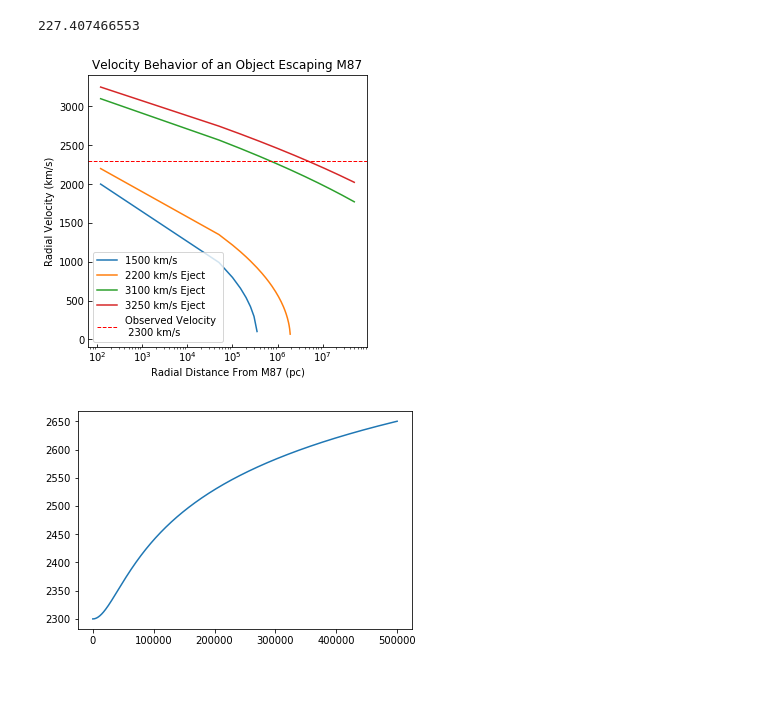
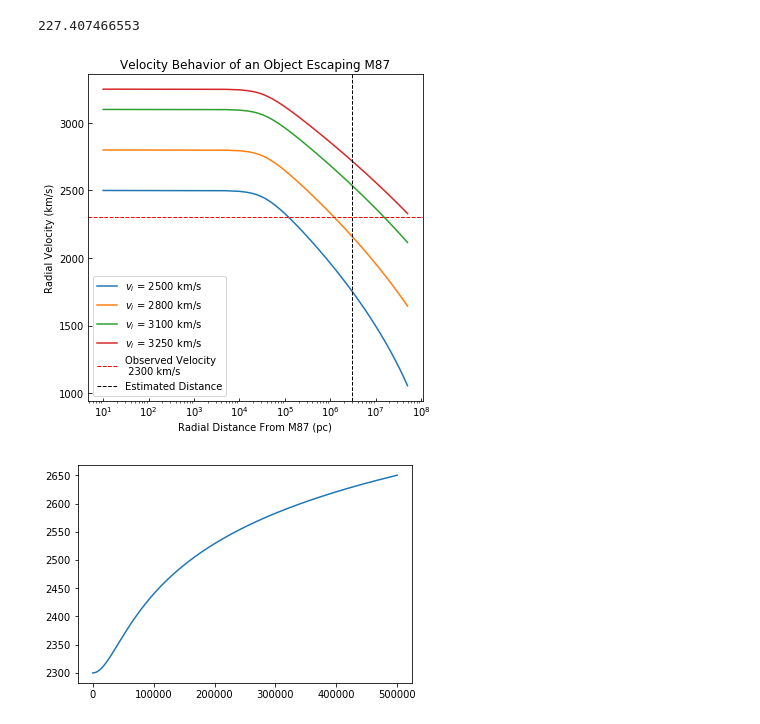
Before and after one commit to seanlabean/summer-research, a Jupyter notebook: Scripts/m87-escape-velocity.ipynb, the cells around one changed output. Drawn from its saved outputs; the diff is of its cells as text; code cells hidden in the pictures; blank space fills up the shorter version.

```diff
--- a/Scripts/m87-escape-velocity.ipynb
+++ b/Scripts/m87-escape-velocity.ipynb
@@ -33,11 +37,11 @@ import matplotlib.pyplot as plt
 import sys
 G = 6.67e-11
 M = (6.0e12)*1.99e30
-def velocity_behavior(v_0):
-    sigma = 500. #km/s
+def velocity_behavior(v_0,r):
+    sigma = 591. #km/s
+    R_s = 32000
     r_0 = 120
-    r = np.linspace(120,50000000,1000)
-    v_r = np.sqrt(v_0**2 - 2*(sigma**2)*np.log((r)/r_0))
+    v_r = np.sqrt(v_0**2 - (sigma**2)*(np.log(R_s**2 + r**2) - np.log(R_s**2 + r_0**2)))
     return v_r
 """
 for i,f in enumerate(v_r):
@@ -52,28 +56,30 @@ print ve/1000
 # %% [output]
 227.407466553
 # %%
-vr_1500 = velocity_behavior(2000)
-vr_2300 = velocity_behavior(2200)
-vr_3000 = velocity_behavior(3100)
-vr_3300 = velocity_behavior(3250)
+r = np.linspace(10,50000000,10000)
+vr_2800 = velocity_behavior(2800,r)
+vr_2500 = velocity_behavior(2500,r)
+vr_3000 = velocity_behavior(3100,r)
+vr_3300 = velocity_behavior(3250,r)
 file_name = 'velocity_behavior.png'
-plt.figure(figsize=(5,5))
+plt.figure(figsize=(6,6))
 ax = plt.gca()
 ax.tick_params(direction='in')
-plt.semilogx(r, vr_1500, label='1500 km/s')
-plt.semilogx(r, vr_2300,label='2200 km/s Eject')
-plt.semilogx(r, vr_3000,label='3100 km/s Eject')
-plt.semilogx(r, vr_3300,label='3250 km/s Eject')
+plt.semilogx(r, vr_2500,label='$v_{i}$ = 2500 km/s')
+plt.semilogx(r, vr_2800, label='$v_{i}$ = 2800 km/s')
+plt.semilogx(r, vr_3000,label='$v_{i}$ = 3100 km/s')
+plt.semilogx(r, vr_3300,label='$v_{i}$ = 3250 km/s')
 plt.axhline(y=2300,color='red',linestyle='--',linewidth=1,label='Observed Velocity \n 2300 km/s')
+plt.axvline(x=3000000,color='black',linestyle='--',linewidth=1,label='Estimated Distance')
 plt.title('Velocity Behavior of an Object Escaping M87')
 plt.xlabel('Radial Distance From M87 (pc)')
 plt.ylabel('Radial Velocity (km/s)')
 plt.legend()
-save_file = './Images/'+file_name
-plt.savefig(save_file)
+#save_file = './Images/'+file_name
+#plt.savefig(save_file)
 plt.show()
 # %% [output]
-[figure, old version]
+[figure, new version]
 # %%
 #Dark Matter potential#
 V_s = 591.
```
Also changed, not shown: parts of 1 cell of this notebook, 55 other files.
